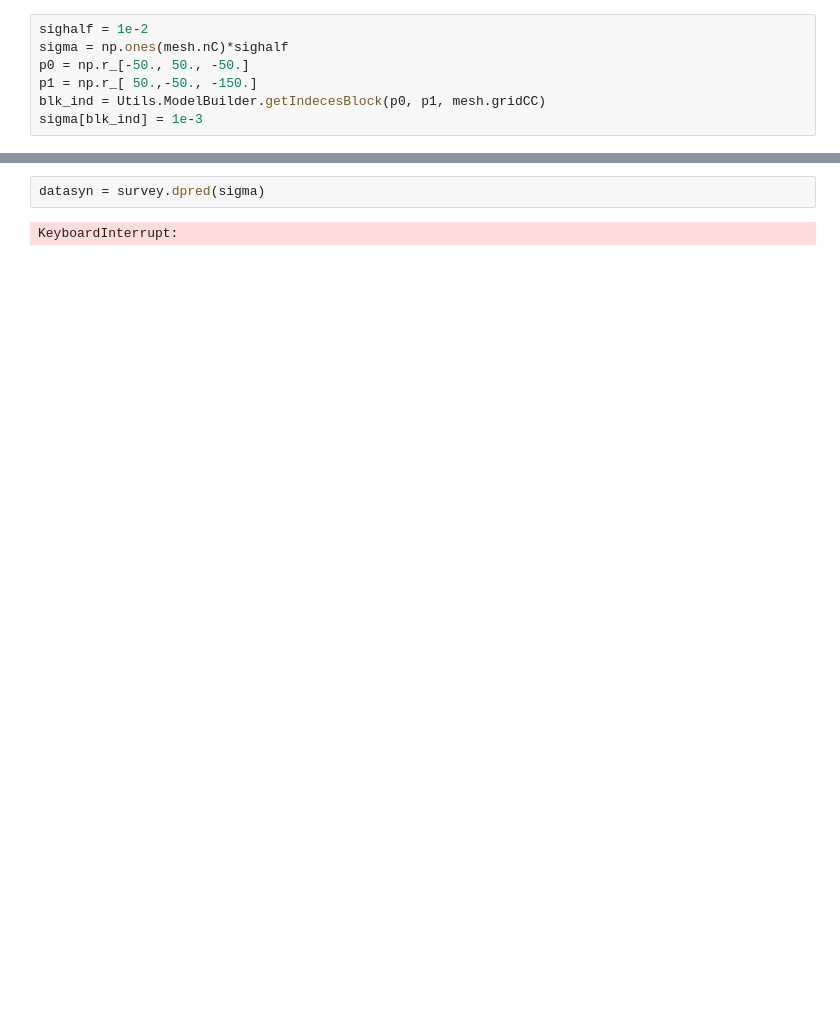
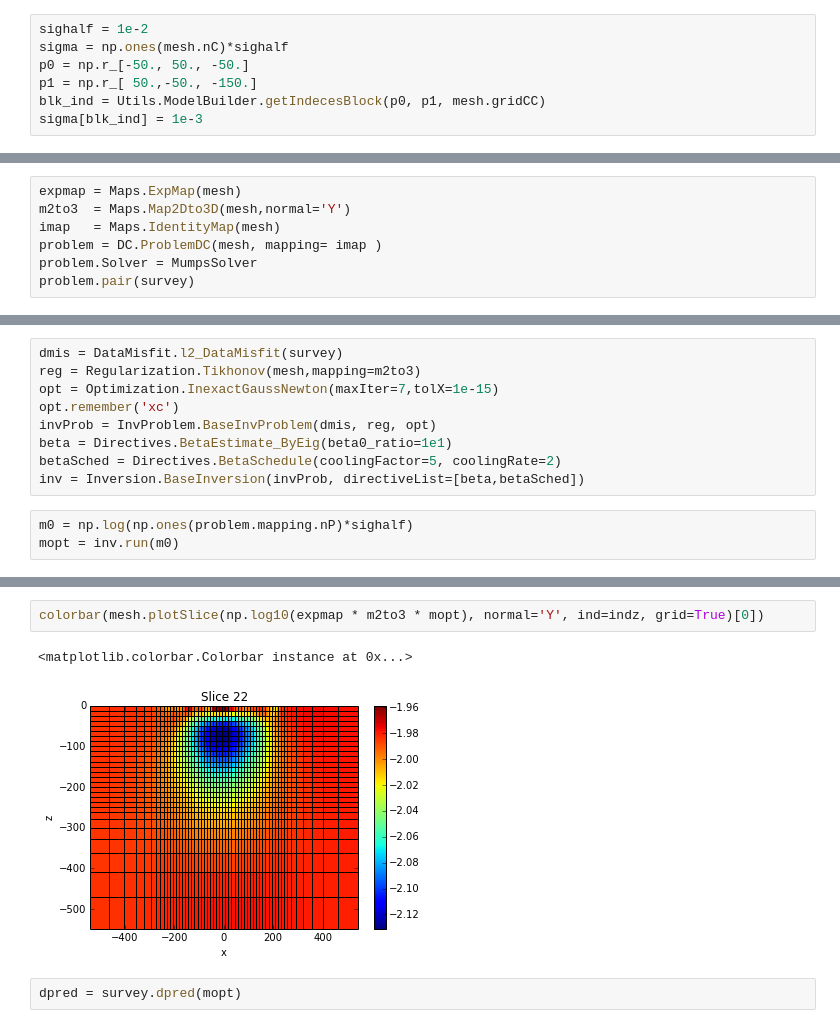
Before and after one commit to simpeg/simpeg, a Jupyter notebook: notebooks/DCinverse.ipynb, the cells around one changed output, grey strips where cells are left out. Cells and saved outputs as stored; diff of their text form; blank space fills up the shorter version.

```diff
--- a/notebooks/DCinverse.ipynb
+++ b/notebooks/DCinverse.ipynb
@@ -44,0 +58,7 @@ problem.pair(survey)
+# %%
+expmap = Maps.ExpMap(mesh)
+m2to3  = Maps.Map2Dto3D(mesh,normal='Y')
+imap   = Maps.IdentityMap(mesh)
+problem = DC.ProblemDC(mesh, mapping= imap )
+problem.Solver = MumpsSolver
+problem.pair(survey)
@@ -44,0 +75,12 @@ problem.pair(survey)
+# %%
+dmis = DataMisfit.l2_DataMisfit(survey)
+reg = Regularization.Tikhonov(mesh,mapping=m2to3)
+opt = Optimization.InexactGaussNewton(maxIter=7,tolX=1e-15)
+opt.remember('xc')
+invProb = InvProblem.BaseInvProblem(dmis, reg, opt)
+beta = Directives.BetaEstimate_ByEig(beta0_ratio=1e1)
+betaSched = Directives.BetaSchedule(coolingFactor=5, coolingRate=2)
+inv = Inversion.BaseInversion(invProb, directiveList=[beta,betaSched])
+# %%
+m0 = np.log(np.ones(problem.mapping.nP)*sighalf)
+mopt = inv.run(m0)
@@ -45,4 +97,7 @@ problem.pair(survey)
+# %%
+colorbar(mesh.plotSlice(np.log10(expmap * m2to3 * mopt), normal='Y', ind=indz, grid=True)[0])
+# %% [output]
+<matplotlib.colorbar.Colorbar instance at 0x...>
+[figure, added]
 # %%
-datasyn = survey.dpred(sigma)
+dpred = survey.dpred(mopt)
-# %% [output]
-KeyboardInterrupt:
```
Also changed, not shown: parts of 11 cells of this notebook.
